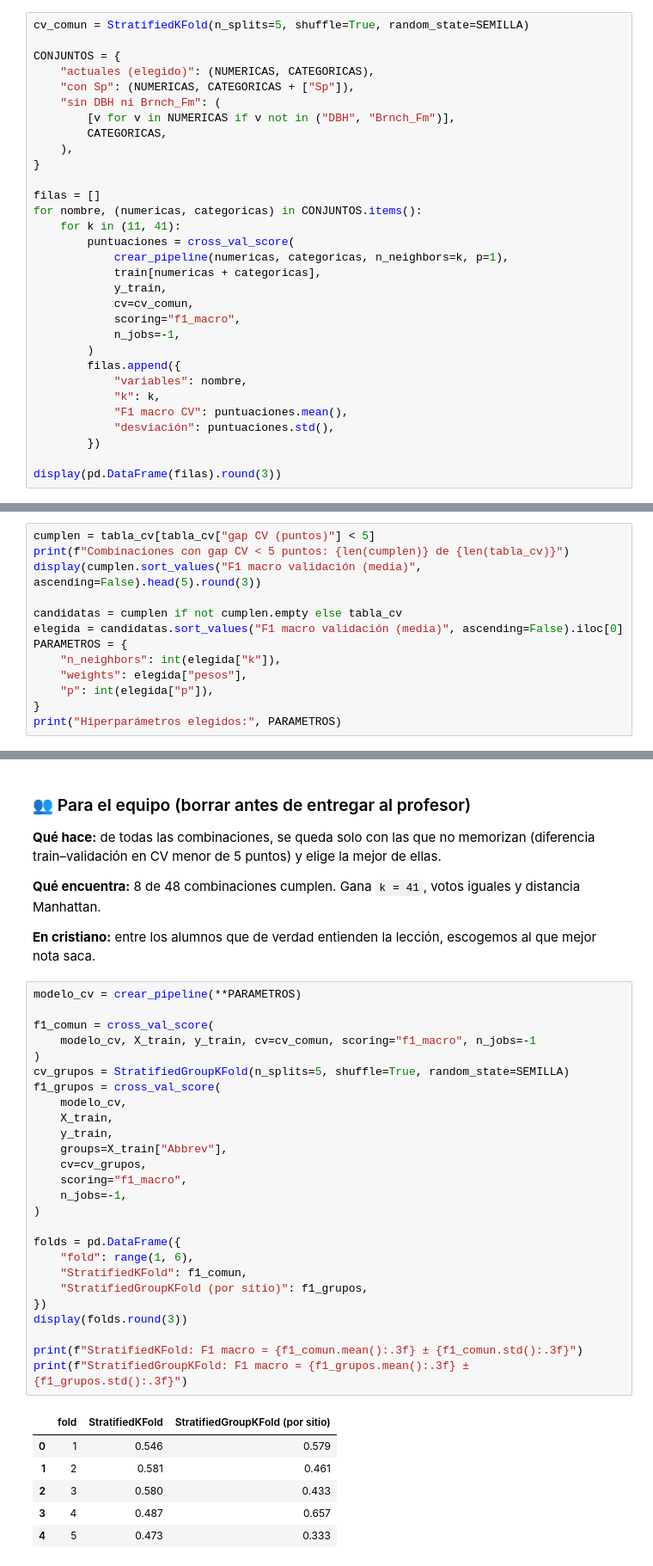
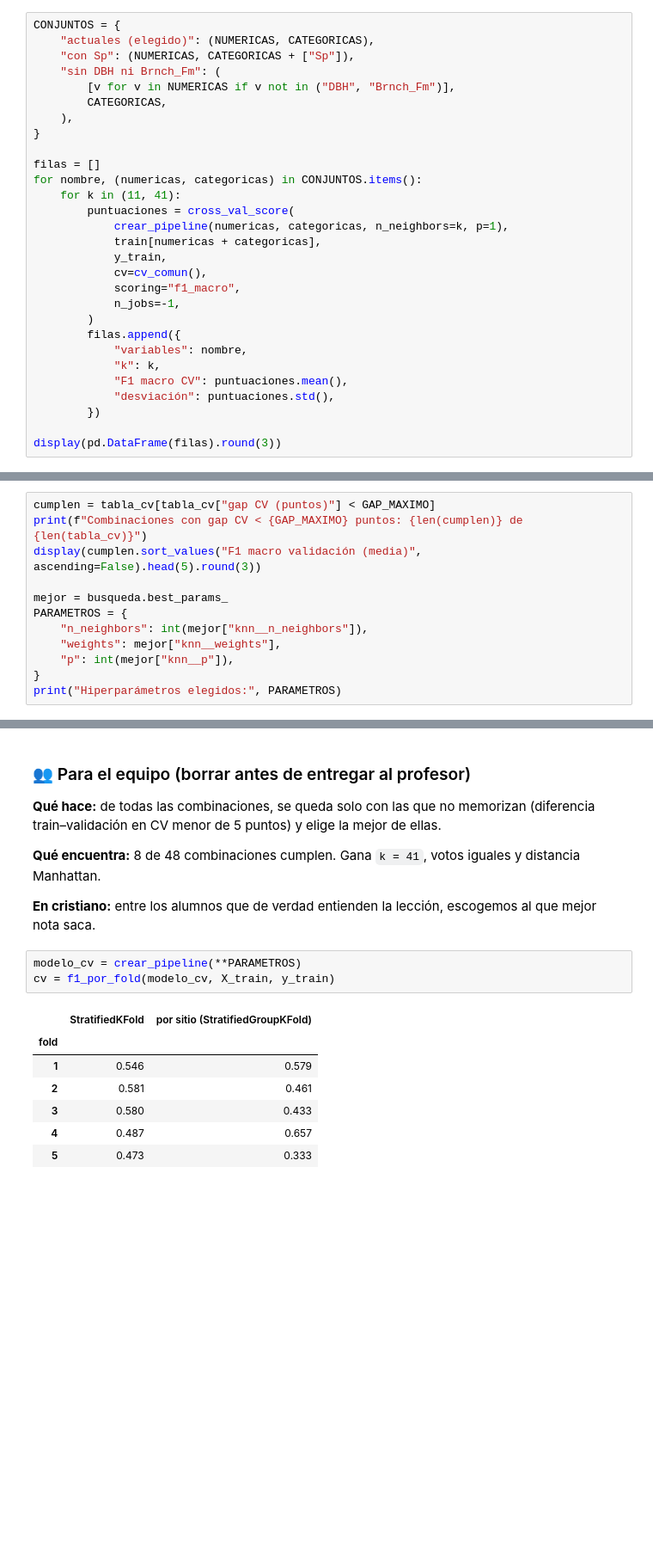
Before and after one commit to IA-P1-BCN/g3-Clasificacion-Multiclase, a Jupyter notebook: 05_knn.ipynb, the cells around one changed output, grey strips where cells are left out. Shown at 86% size. Cells and saved outputs as stored; diff of their text form; blank space fills up the shorter version.

```diff
--- a/05_knn.ipynb
+++ b/05_knn.ipynb
@@ -130,8 +147,6 @@ El preprocesado de arriba deja fuera `Sp` y usa las demás variables. Antes de a
 
 Regla: solo se cambia el conjunto si la mejora supera la desviación entre folds; si no, se mantiene el más simple.
 # %%
-cv_comun = StratifiedKFold(n_splits=5, shuffle=True, random_state=SEMILLA)
-
 CONJUNTOS = {
     "actuales (elegido)": (NUMERICAS, CATEGORICAS),
     "con Sp": (NUMERICAS, CATEGORICAS + ["Sp"]),
@@ -148,7 +163,7 @@ for nombre, (numericas, categoricas) in CONJUNTOS.items():
             crear_pipeline(numericas, categoricas, n_neighbors=k, p=1),
             train[numericas + categoricas],
             y_train,
-            cv=cv_comun,
+            cv=cv_comun(),
             scoring="f1_macro",
             n_jobs=-1,
         )
@@ -332,16 +292,15 @@ F1 macro en StratifiedKFold: 0.571
 
 El acuerdo del grupo elige el modelo ganador entre los que tienen un gap menor de 5 puntos. Por eso no se queda sin más con el mejor F1 de la rejilla: se miran las combinaciones cuyo gap en CV es menor de 5 puntos y, de ellas, la de mayor F1 macro. Si ninguna cumple, se usa la de mayor F1 y se explica el gap.
 # %%
-cumplen = tabla_cv[tabla_cv["gap CV (puntos)"] < 5]
-print(f"Combinaciones con gap CV < 5 puntos: {len(cumplen)} de {len(tabla_cv)}")
+cumplen = tabla_cv[tabla_cv["gap CV (puntos)"] < GAP_MAXIMO]
+print(f"Combinaciones con gap CV < {GAP_MAXIMO} puntos: {len(cumplen)} de {len(tabla_cv)}")
 display(cumplen.sort_values("F1 macro validación (media)", ascending=False).head(5).round(3))
 
-candidatas = cumplen if not cumplen.empty else tabla_cv
-elegida = candidatas.sort_values("F1 macro validación (media)", ascending=False).iloc[0]
+mejor = busqueda.best_params_
 PARAMETROS = {
-    "n_neighbors": int(elegida["k"]),
-    "weights": elegida["pesos"],
-    "p": int(elegida["p"]),
+    "n_neighbors": int(mejor["knn__n_neighbors"]),
+    "weights": mejor["knn__weights"],
+    "p": int(mejor["knn__p"]),
 }
 print("Hiperparámetros elegidos:", PARAMETROS)
 # %% [output]
@@ -363,34 +322,12 @@ Hiperparámetros elegidos: {'n_neighbors': 41, 'weights': 'uniform', 'p': 1}
 **En cristiano:** entre los alumnos que de verdad entienden la lección, escogemos al que mejor nota saca.
 # %%
 modelo_cv = crear_pipeline(**PARAMETROS)
-
-f1_comun = cross_val_score(
-    modelo_cv, X_train, y_train, cv=cv_comun, scoring="f1_macro", n_jobs=-1
-)
-cv_grupos = StratifiedGroupKFold(n_splits=5, shuffle=True, random_state=SEMILLA)
-f1_grupos = cross_val_score(
-    modelo_cv,
-    X_train,
-    y_train,
-    groups=X_train["Abbrev"],
-    cv=cv_grupos,
-    scoring="f1_macro",
-    n_jobs=-1,
-)
-
-folds = pd.DataFrame({
-    "fold": range(1, 6),
-    "StratifiedKFold": f1_comun,
-    "StratifiedGroupKFold (por sitio)": f1_grupos,
-})
-display(folds.round(3))
-
-print(f"StratifiedKFold: F1 macro = {f1_comun.mean():.3f} ± {f1_comun.std():.3f}")
-print(f"StratifiedGroupKFold: F1 macro = {f1_grupos.mean():.3f} ± {f1_grupos.std():.3f}")
+cv = f1_por_fold(modelo_cv, X_train, y_train)
 # %% [output]
-|  | fold | StratifiedKFold | StratifiedGroupKFold (por sitio) |
-| 0 | 1 | 0.546 | 0.579 |
-| 1 | 2 | 0.581 | 0.461 |
-| 2 | 3 | 0.580 | 0.433 |
-| 3 | 4 | 0.487 | 0.657 |
-| 4 | 5 | 0.473 | 0.333 |
+|  | StratifiedKFold | por sitio (StratifiedGroupKFold) |
+| fold |  |  |
+| 1 | 0.546 | 0.579 |
+| 2 | 0.581 | 0.461 |
+| 3 | 0.580 | 0.433 |
+| 4 | 0.487 | 0.657 |
+| 5 | 0.473 | 0.333 |
```
Also changed, not shown: parts of 22 cells of this notebook, 2 other files.
